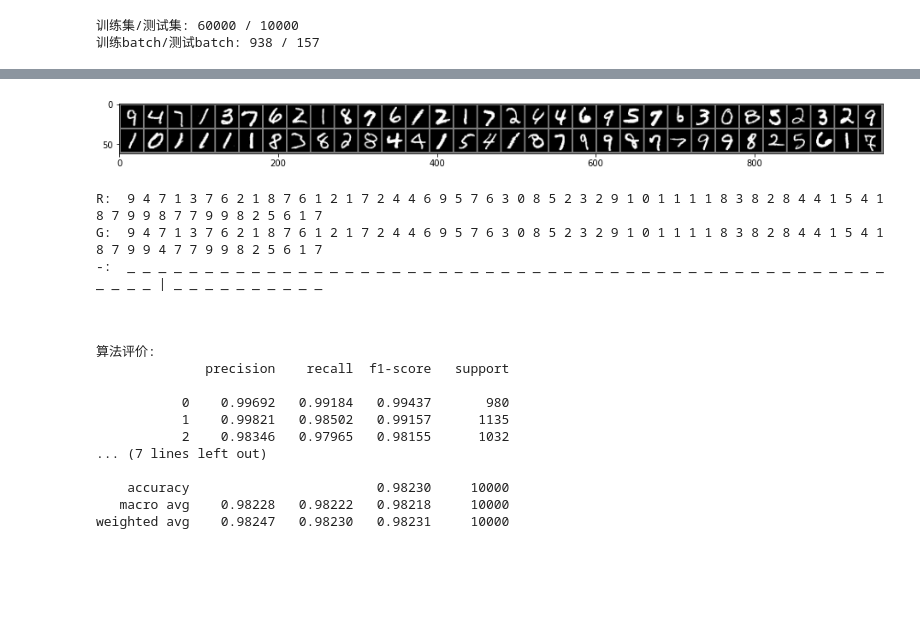
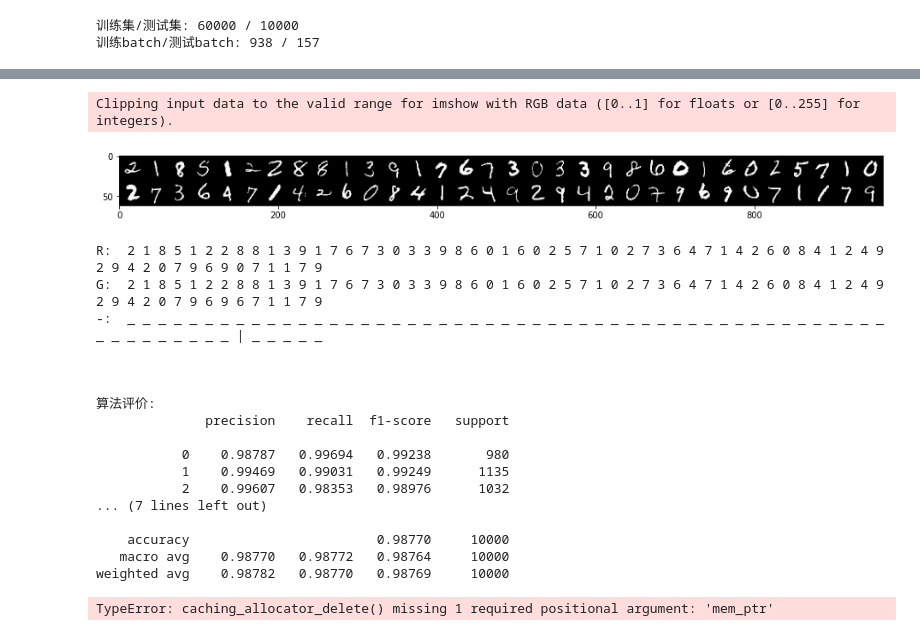
Before and after one commit to yuchouxuan/study, a Jupyter notebook: aistudy/Untitled.ipynb, the cells around one changed output, grey strips where cells are left out. Saved outputs shown, nothing was run; the diff lists cells and outputs as text; code cells hidden in the pictures; blank space fills up the shorter version.

```diff
--- a/aistudy/Untitled.ipynb
+++ b/aistudy/Untitled.ipynb
@@ -68,8 +68,8 @@ class CNN(nn.Module):
 
         self.conv2 = nn.Conv2d(32,64,kernel_size=3,stride=1,padding=1)
         self.fh0 = nn.Linear(64*7*7,1024*3)#两个池化，所以是7*7而不是14*14
-        self.fh1 = nn.Linear(1024*3,1024)
-        self.fh2 = nn.Linear(1024,256)
+#         self.fh1 = nn.Linear(1024*3,1024)
+        self.fh2 = nn.Linear(1024*3,256)
 
         self.fo = nn.Linear(256,10)
 #         self.dp = nn.Dropout(p=0.5)
@@ -79,27 +79,27 @@ class CNN(nn.Module):
 
         x = x.view(-1, 64 * 7* 7)#将数据平整为一维的
         x = F.relu(self.fh0(x))
-        x = F.relu(self.fh1(x))
+#         x = F.relu(self.fh1(x))
         x = F.relu(self.fh2(x))
         x = self.fo(x)
 #         x = F.log_softmax(x,dim=1) NLLLoss()才需要，交叉熵不需要
         return x
-net = CNN()
 # %%
 import datetime as dt
 import tqdm.notebook as tqnb
 tstart=dt.datetime.now()
 train_accs = [70]
 train_loss = [5]
-
+torch.cuda.empty_cache()
+net = CNN()
 device = torch.device("cuda:0" if torch.cuda.is_available() else "cpu")
 net = net.to(device)
 
 import torch.optim as optim
 criterion = nn.CrossEntropyLoss()
 #optimizer = optim.Adagrad(net.parameters(), lr=0.001)
-#optimizer = optim.SGD(net.parameters(), lr=0.01, momentum=0.5)
-optimizer = torch.optim.Adam(net.parameters(),lr=0.005)#Adam优化方法比较时髦
+#optimizer = optim.SGD(net.parameters(), lr=0.01, momentum=0.9)
+optimizer = torch.optim.Adam(net.parameters(),lr=0.001)#Adam优化方法比较时髦
 
 roundx=3
 pbar = tqnb.tqdm(total=len(train_loader)*roundx)
@@ -145,3 +145,5 @@ def draw_train_process(title,iters,costs,accs,label_cost,lable_acc):
     plt.show()
 train_iters = range(len(train_accs))
 draw_train_process('training',train_iters,train_loss,train_accs,'training loss','training acc')
+
+print(dt.datetime.now()-tstart)
@@ -150,50 +150,53 @@ draw_train_process('training',train_iters,train_loss,train_accs,'training loss',
 # %%
 dataiter = iter(test_loader)
 images,labels = dataiter.next()
 
 plt.figure(figsize=(16,4))
 test_img = utils.make_grid(images,32)
 test_img = test_img.numpy().transpose(1,2,0)
-std = [0.5,0.5,0.5]
-mean =  [0.5,0.5,0.5]
-test_img = test_img*std+0.5
 plt.imshow(test_img)
 plt.show()
-
+net.to(device)
 print('R: ', ' '.join('%d' % labels[j] for j in range(64)))
 test_out = net(images.to(device))
 predicted = torch.max(test_out, dim=1)[1]
 print('G: ', ' '.join('%d' % predicted[j] for j in range(64)))
 x=  predicted.cpu()-labels
 print('-: ',' '.join('%c'%('_' if i==0 else '|') for i in x ))
 
+
+#device='cpu'
+net.to(device)
 
 from sklearn.metrics import classification_report
 test_loader_all = torch.utils.data.DataLoader(test_data,shuffle=True,num_workers=2,batch_size=len(test_data))
 dataiter = iter(test_loader_all)
 images,labels = dataiter.next()
 test_out = net(images.to(device))
 predicted = torch.max(test_out, dim=1)[1]
 print('\n\n\n算法评价:')
 print(classification_report(labels, predicted,digits=5))
 # %% [output]
+Clipping input data to the valid range for imshow with RGB data ([0..1] for floats or [0..255] for integers).
-[figure, old version]
+[figure, new version]
-R:  9 4 7 1 3 7 6 2 1 8 7 6 1 2 1 7 2 4 4 6 9 5 7 6 3 0 8 5 2 3 2 9 1 0 1 1 1 1 8 3 8 2 8 4 4 1 5 4 1 8 7 9 9 8 7 7 9 9 8 2 5 6 1 7
-G:  9 4 7 1 3 7 6 2 1 8 7 6 1 2 1 7 2 4 4 6 9 5 7 6 3 0 8 5 2 3 2 9 1 0 1 1 1 1 8 3 8 2 8 4 4 1 5 4 1 8 7 9 9 4 7 7 9 9 8 2 5 6 1 7
--:  _ _ _ _ _ _ _ _ _ _ _ _ _ _ _ _ _ _ _ _ _ _ _ _ _ _ _ _ _ _ _ _ _ _ _ _ _ _ _ _ _ _ _ _ _ _ _ _ _ _ _ _ _ | _ _ _ _ _ _ _ _ _ _
-
-
-
-算法评价:
-              precision    recall  f1-score   support
-
-           0    0.99692   0.99184   0.99437       980
-           1    0.99821   0.98502   0.99157      1135
-           2    0.98346   0.97965   0.98155      1032
-... (7 lines left out)
-
-    accuracy                        0.98230     10000
-   macro avg    0.98228   0.98222   0.98218     10000
-weighted avg    0.98247   0.98230   0.98231     10000
+R:  2 1 8 5 1 2 2 8 8 1 3 9 1 7 6 7 3 0 3 3 9 8 6 0 1 6 0 2 5 7 1 0 2 7 3 6 4 7 1 4 2 6 0 8 4 1 2 4 9 2 9 4 2 0 7 9 6 9 0 7 1 1 7 9
+G:  2 1 8 5 1 2 2 8 8 1 3 9 1 7 6 7 3 0 3 3 9 8 6 0 1 6 0 2 5 7 1 0 2 7 3 6 4 7 1 4 2 6 0 8 4 1 2 4 9 2 9 4 2 0 7 9 6 9 6 7 1 1 7 9
+-:  _ _ _ _ _ _ _ _ _ _ _ _ _ _ _ _ _ _ _ _ _ _ _ _ _ _ _ _ _ _ _ _ _ _ _ _ _ _ _ _ _ _ _ _ _ _ _ _ _ _ _ _ _ _ _ _ _ _ | _ _ _ _ _
+
+
+
+算法评价:
+              precision    recall  f1-score   support
+
+           0    0.98787   0.99694   0.99238       980
+           1    0.99469   0.99031   0.99249      1135
+           2    0.99607   0.98353   0.98976      1032
+... (7 lines left out)
+
+    accuracy                        0.98770     10000
+   macro avg    0.98770   0.98772   0.98764     10000
+weighted avg    0.98782   0.98770   0.98769     10000
 # %%
-torch.save(net.state_dict(), "./ai_1222_1624")
+#torch.save(net.state_dict(), "./ai_1222_1624")
+# %% [output]
+TypeError: caching_allocator_delete() missing 1 required positional argument: 'mem_ptr'
```
Also changed, not shown: parts of 2 cells of this notebook, 1 other file.
